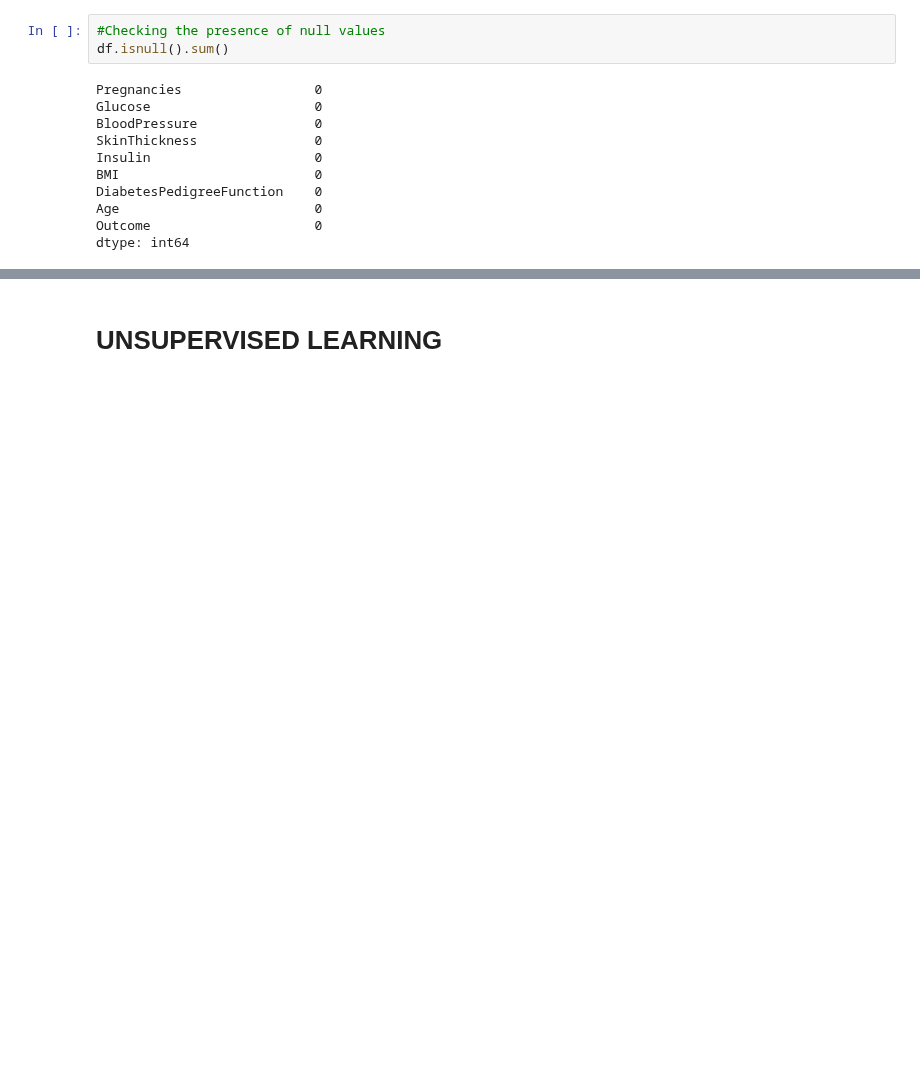
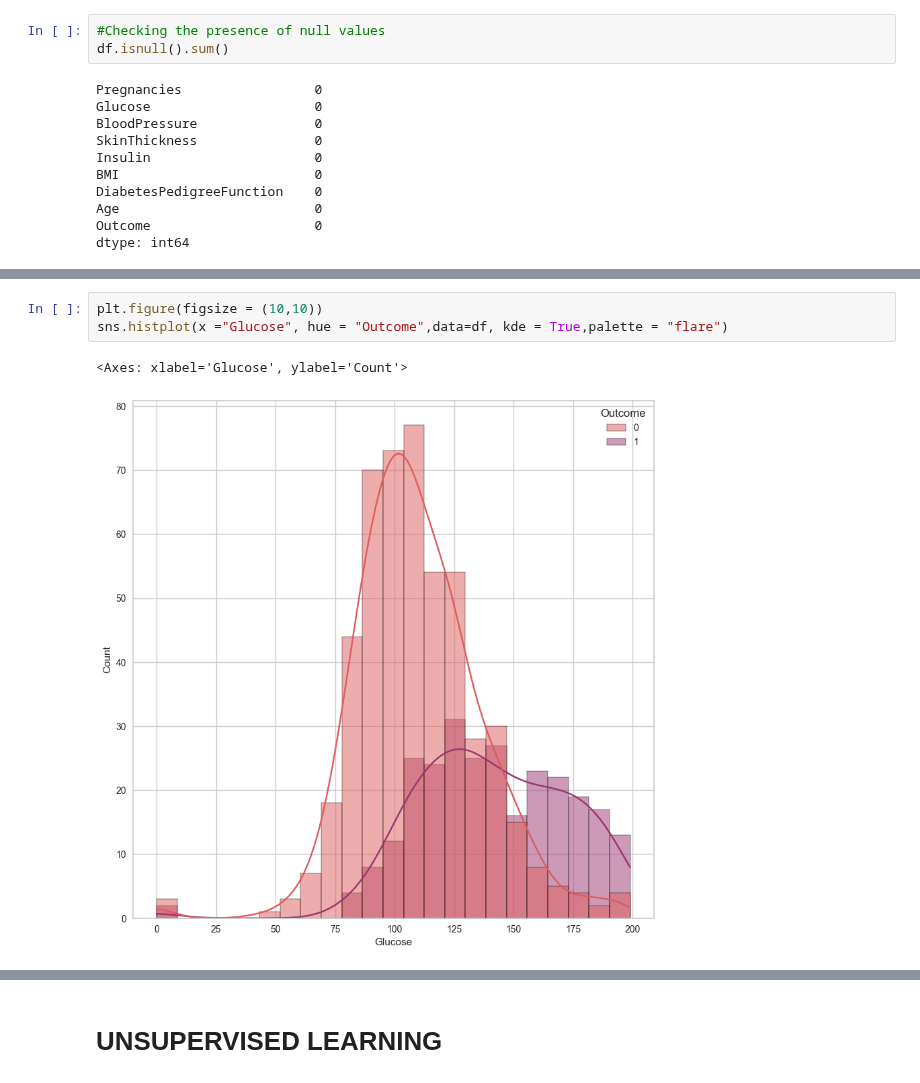
Before and after one commit to Winfry/DiabetesClassificationKNN, a Jupyter notebook: DiabetesUnsupervised.ipynb, the cells around one changed output, grey strips where cells are left out. Cells and saved outputs as stored; diff of their text form; blank space fills up the shorter version.

```diff
--- a/DiabetesUnsupervised.ipynb
+++ b/DiabetesUnsupervised.ipynb
@@ -75,0 +83,6 @@ dtype: int64
+# %%
+plt.figure(figsize = (10,10))
+sns.histplot(x ="Glucose", hue = "Outcome",data=df, kde = True,palette = "flare")
+# %% [output]
+<Axes: xlabel='Glucose', ylabel='Count'>
+[figure, added]
```
Also changed, not shown: parts of 5 cells of this notebook.
